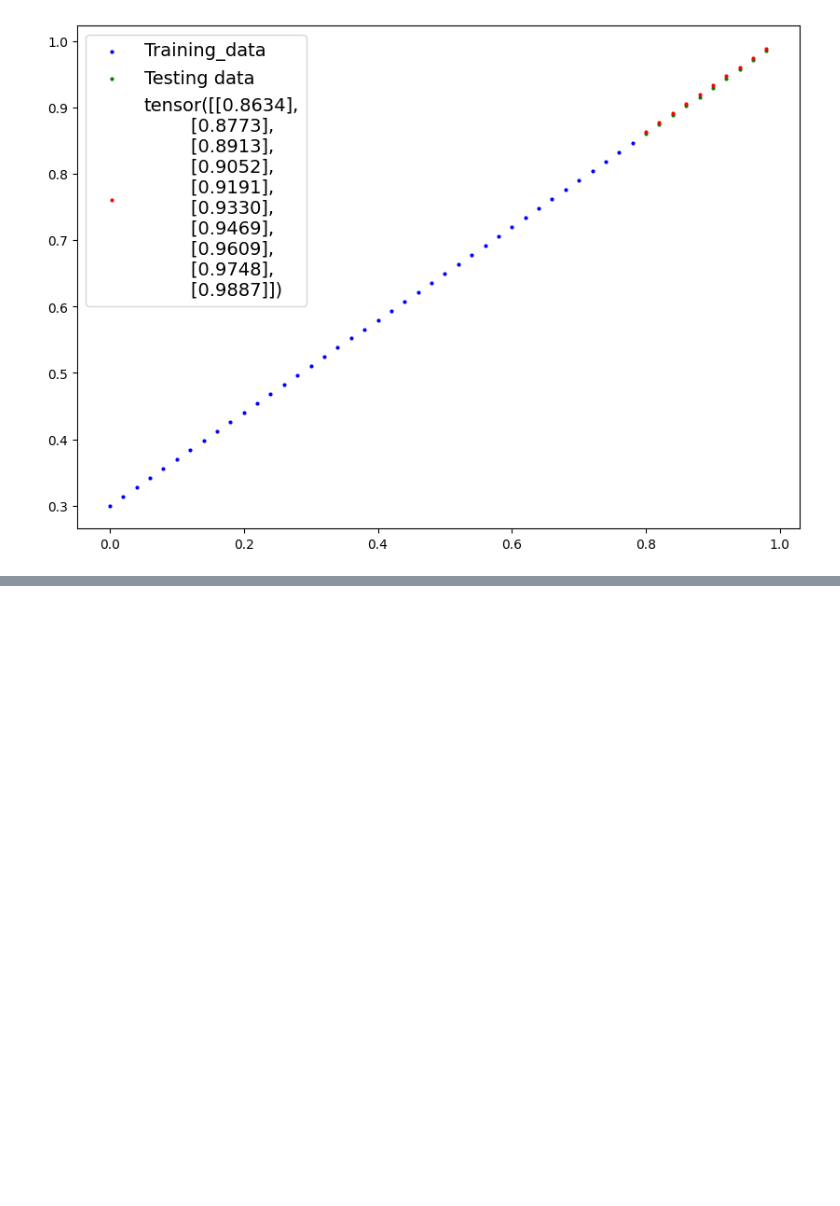
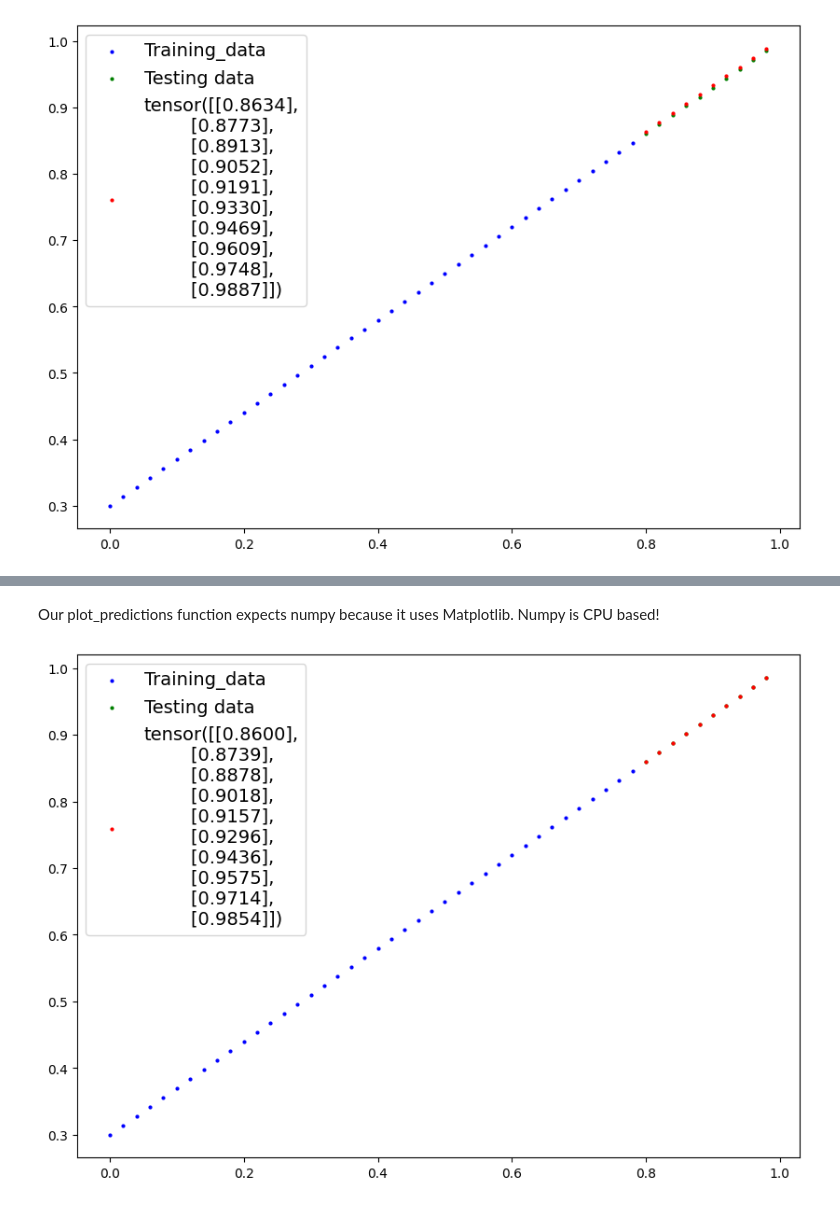
Before and after one commit to nbeaudoin/PyTorch-marathon, a Jupyter notebook: PyTorch_workflow.ipynb, the cells around one changed output, grey strips where cells are left out. Saved outputs shown, nothing was run; the diff lists cells and outputs as text; code cells hidden in the pictures; blank space fills up the shorter version.

```diff
--- a/PyTorch_workflow.ipynb
+++ b/PyTorch_workflow.ipynb
@@ -746,0 +835,16 @@ There are 3 main methods for saving and loading models in PyTorch:
+# %%
+## Create a linear model by subclassing nn.Module
+class LinearRegressionModelV2(nn.Module):
+  def __init__(self):
+    super().__init__()
+    # Use nn.Linear() for creating the model parameters (aka, linear transform, probing layer, fc layer, dense layer)
+    self.linear_layer = nn.Linear(in_features=1, ## one feature as input
+                                  out_features=1) ## one feature as output
+
+  def forward(self, x: torch.Tensor) -> torch.Tensor:  ## says that it should return a torch tensor
+    return self.linear_layer(x)
+
+# Set manual seed
+torch.manual_seed(42)
+model_1 = LinearRegressionModelV2()
+model_1, model_1.state_dict()
@@ -746,0 +862,2 @@ There are 3 main methods for saving and loading models in PyTorch:
+# %%
+device = torch.device("cuda" if torch.cuda.is_available() else "cpu")
@@ -746,0 +878,7 @@ There are 3 main methods for saving and loading models in PyTorch:
+# %%
+# Setup loss function
+loss_fn = nn.L1Loss()  ## same as MAE
+
+# Setup our optimizer
+optimizer = torch.optim.SGD(params=model_1.parameters(),
+                            lr=0.01)
@@ -746,0 +997,9 @@ There are 3 main methods for saving and loading models in PyTorch:
+# %%
+# Turn model into evaluation model
+model_1.eval()
+
+# Make predictions on the test data
+with torch.inference_mode():
+  y_pred = model_1(X_test)
+
+y_pred
@@ -746,0 +1022,6 @@ There are 3 main methods for saving and loading models in PyTorch:
+# %% [markdown]
+Our plot_predictions function expects numpy because it uses Matplotlib. Numpy is CPU based!
+# %%
+plot_predictions(predictions=y_pred.cpu())  ## convert to CPU
+# %% [output]
+[figure, added]
```
Also changed, not shown: parts of 30 cells of this notebook.
